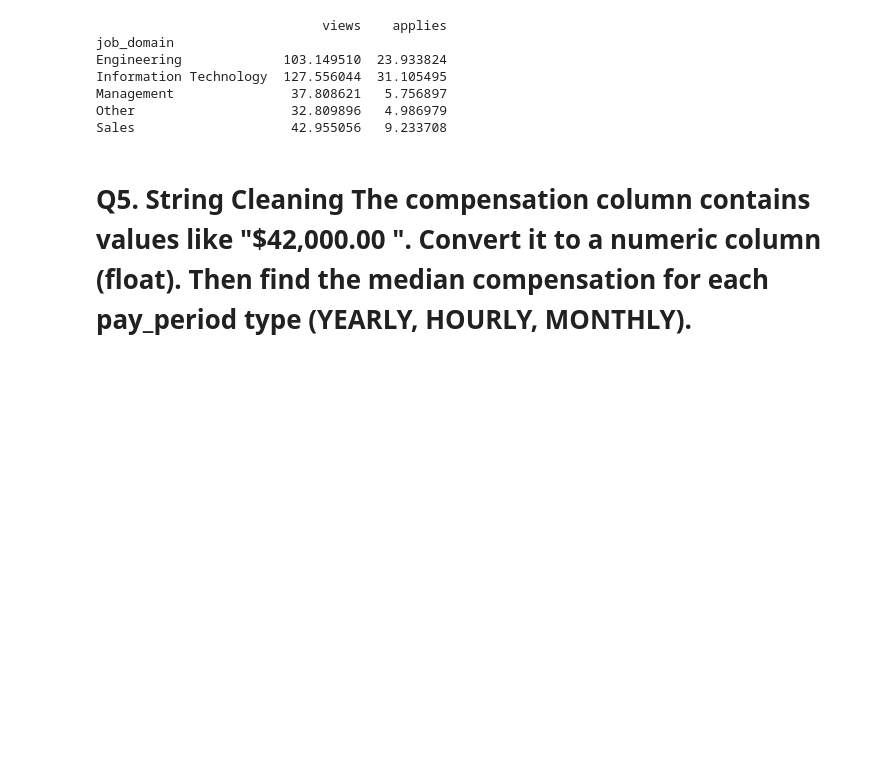
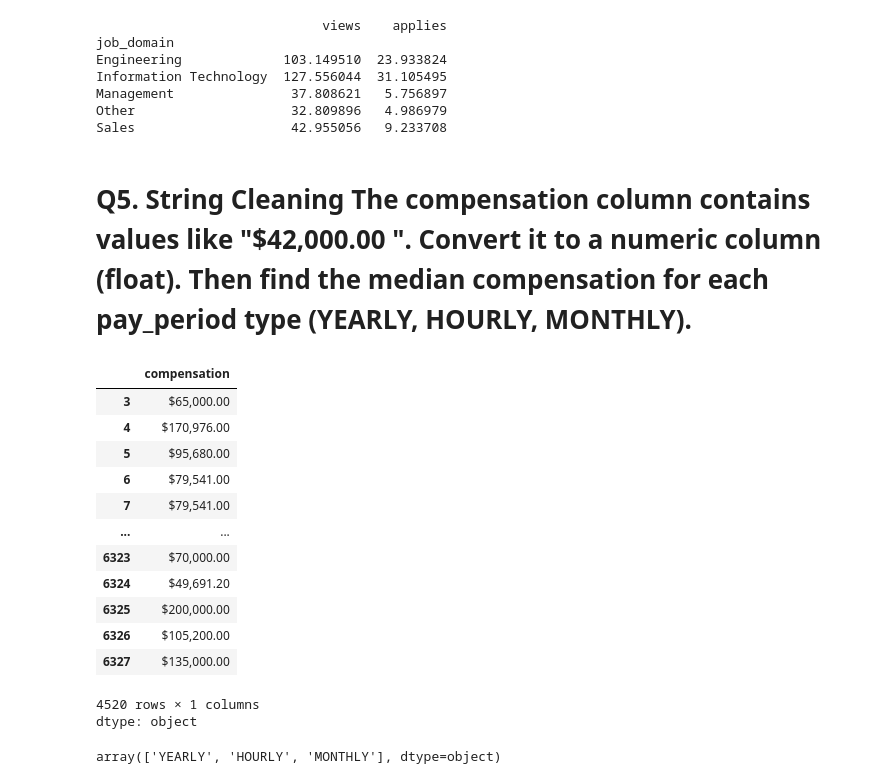
Before and after one commit to soumensen411/Job-Postings-EDA-with-Pandas, a Jupyter notebook: pandas_exercise.ipynb, the cells around one changed output. Cells and saved outputs as stored; diff of their text form; code cells hidden in the pictures; blank space fills up the shorter version.

```diff
--- a/pandas_exercise.ipynb
+++ b/pandas_exercise.ipynb
@@ -130,3 +132,20 @@ Other                    32.809896   4.986979
 Sales                    42.955056   9.233708
 # %% [markdown]
 # Q5. String Cleaning The compensation column contains values like "$42,000.00 ". Convert it to a numeric column (float). Then find the median compensation for each pay_period type (YEARLY, HOURLY, MONTHLY).
+# %%
+df['compensation']
+# %% [output]
+|  | compensation |
+| 3 | $65,000.00 |
+| 4 | $170,976.00 |
+| 5 | $95,680.00 |
+| 6 | $79,541.00 |
+| 7 | $79,541.00 |
+| ... | ... |
+| 6323 | $70,000.00 |
+| 6324 | $49,691.20 |
+| 6325 | $200,000.00 |
+| 6326 | $105,200.00 |
+| 6327 | $135,000.00 |
+4520 rows × 1 columns
+dtype: object
@@ -132,0 +154,4 @@ Sales                    42.955056   9.233708
+# %%
+df['pay_period'].unique()
+# %% [output]
+array(['YEARLY', 'HOURLY', 'MONTHLY'], dtype=object)
```
Also changed, not shown: parts of 9 cells of this notebook.
